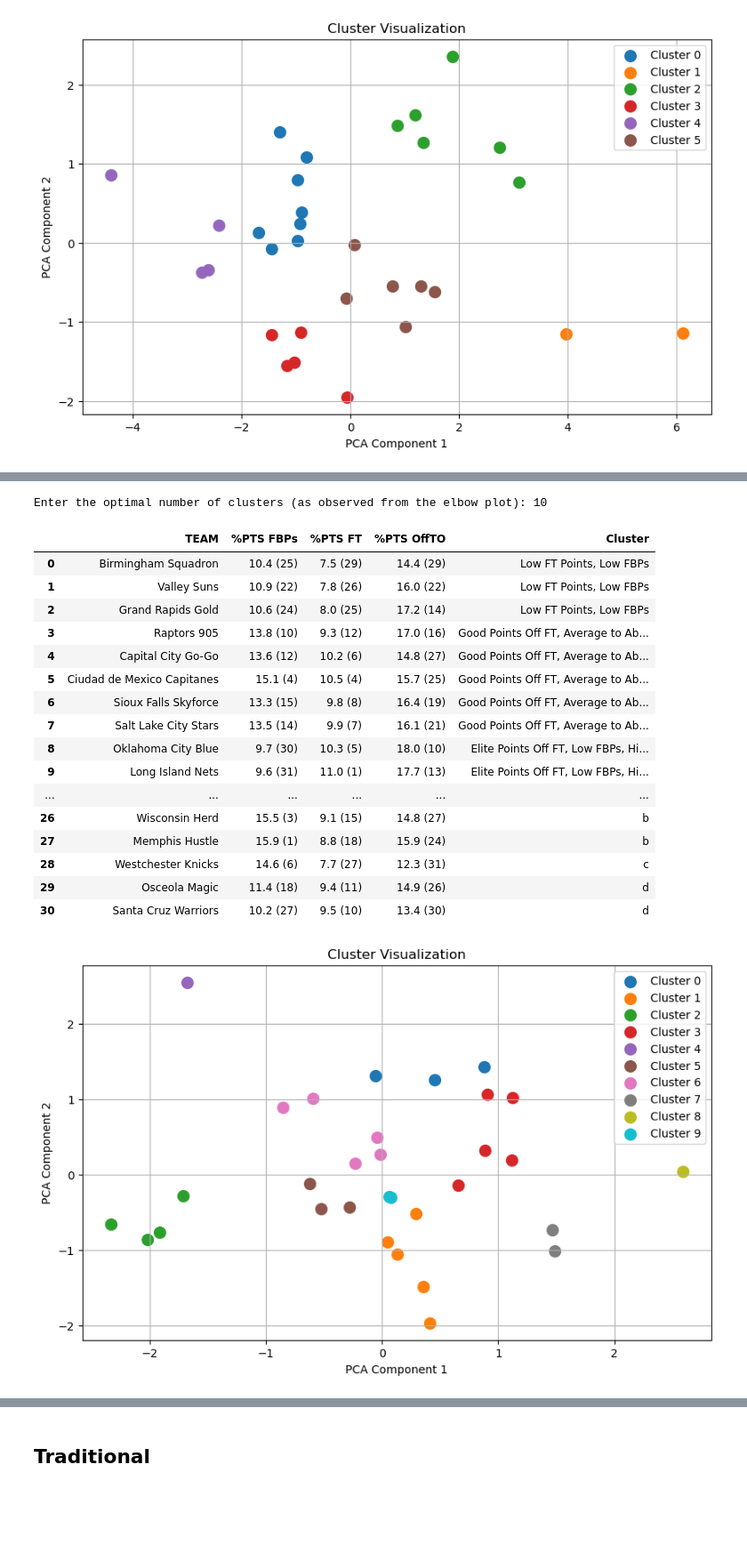
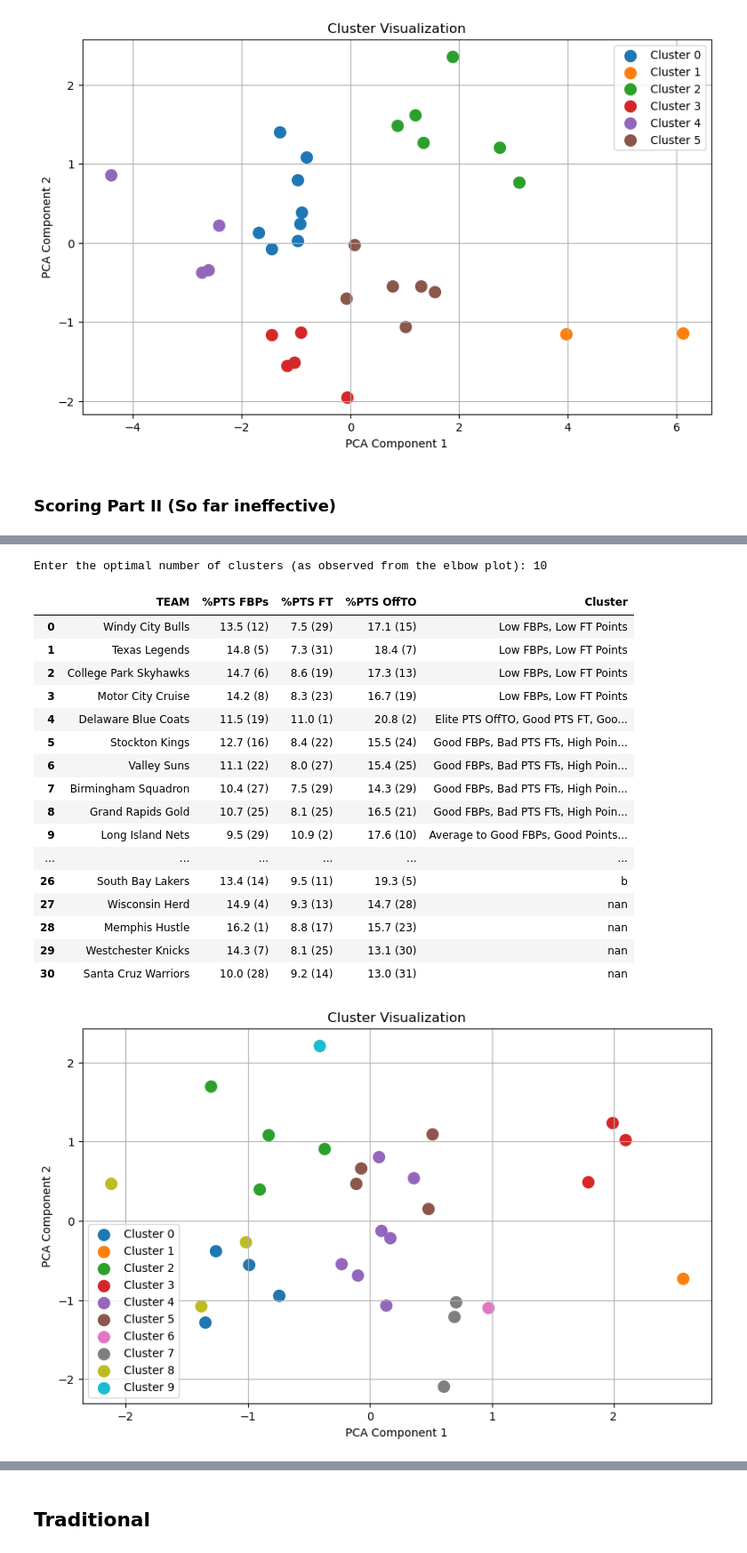
Before and after one commit to FHaddad99/Raptors_905, a Jupyter notebook: Team Clustering.ipynb, the cells around one changed output, grey strips where cells are left out. Shown at 89% size. Drawn from its saved outputs; the diff is of its cells as text; code cells hidden in the pictures; blank space fills up the shorter version.

```diff
--- a/Team Clustering.ipynb
+++ b/Team Clustering.ipynb
@@ -392,6 +406,8 @@ Enter the optimal number of clusters (as observed from the elbow plot): 6
 | 29 | Motor City Cruise | 59.9 (12) | 40.1 (20) | 48.3 (6) | 4.2 (17) | 33.5 (23) | Two Point Focus |
 | 30 | Iowa Wolves | 61.3 (8) | 38.7 (24) | 49.5 (5) | 4.4 (14) | 31.2 (26) | Two Point Focus |
 [figure]
+# %% [markdown]
+### Scoring Part II (So far ineffective)
 # %%
 import os
 import warnings
@@ -416,7 +432,14 @@ warnings.filterwarnings("ignore", message="KMeans is known to have a memory leak
 os.environ["OMP_NUM_THREADS"] = "1"
 
 # Set up Selenium WebDriver
-service = Service(r"C:\Users\PC\OneDrive\Documents\GitHub\chromedriver-win64\chromedriver.exe")  # Update with your path
+service = Service("/Users/fadihaddad/Documents/chromedriver-mac-arm64/chromedriver")  # Update with your path
+
+#Mac file path
+#"/Users/fadihaddad/Documents/chromedriver-mac-arm64/chromedriver"
+
+#PC file path
+#r"C:\Users\PC\OneDrive\Documents\GitHub\chromedriver-win64\chromedriver.exe"
+
 options = Options()
 options.add_argument('--headless')  # Run in headless mode
 options.add_argument('--disable-gpu')
@@ -521,16 +544,14 @@ styled_df = df_with_ranks.style.apply(color_cells, subset=numeric_cols, axis=1).
 
 # Rename clusters at the end
 cluster_names = {
-    0: "Low FT Points, Low FBPs",
-    1: "Good Points Off FT, Average to Above Average FBPs, Average to Below Average Points OffTO",
-    2: "Elite Points Off FT, Low FBPs, High Points OffTO",
-    3: "Good Points Off FT, Average to Good FBPs",
+    0: "Low FBPs, Low FT Points",
+    1: "Elite PTS OffTO, Good PTS FT, Good FBPs",
+    2: "Good FBPs, Bad PTS FTs, High Points OffTO",
+    3: "Average to Good FBPs, Good Points Off FT",
     4: "Elite PTS OffTO, Bad PTS OffTO, and Bad PTS Off FT",
-    5: "Elite PTS OffTO, Good FBPs, Good FT Points",
+    5: "Good FBPs, Good FT Points Elite, PTS OffTO",
     6: "Mediocre",
     7: "b",
-    8: "c",
-    9: "d"
 }
 df_with_ranks['Cluster'] = df_with_ranks['Cluster'].map(cluster_names)
 
@@ -556,20 +577,20 @@ plt.show()
 Enter the optimal number of clusters (as observed from the elbow plot): 10
 |  | TEAM | %PTS FBPs | %PTS FT | %PTS OffTO | Cluster |
-| 0 | Birmingham Squadron | 10.4 (25) | 7.5 (29) | 14.4 (29) | Low FT Points, Low FBPs |
-| 1 | Valley Suns | 10.9 (22) | 7.8 (26) | 16.0 (22) | Low FT Points, Low FBPs |
-| 2 | Grand Rapids Gold | 10.6 (24) | 8.0 (25) | 17.2 (14) | Low FT Points, Low FBPs |
-| 3 | Raptors 905 | 13.8 (10) | 9.3 (12) | 17.0 (16) | Good Points Off FT, Average to Ab... |
-| 4 | Capital City Go-Go | 13.6 (12) | 10.2 (6) | 14.8 (27) | Good Points Off FT, Average to Ab... |
-| 5 | Ciudad de Mexico Capitanes | 15.1 (4) | 10.5 (4) | 15.7 (25) | Good Points Off FT, Average to Ab... |
-| 6 | Sioux Falls Skyforce | 13.3 (15) | 9.8 (8) | 16.4 (19) | Good Points Off FT, Average to Ab... |
-| 7 | Salt Lake City Stars | 13.5 (14) | 9.9 (7) | 16.1 (21) | Good Points Off FT, Average to Ab... |
-| 8 | Oklahoma City Blue | 9.7 (30) | 10.3 (5) | 18.0 (10) | Elite Points Off FT, Low FBPs, Hi... |
-| 9 | Long Island Nets | 9.6 (31) | 11.0 (1) | 17.7 (13) | Elite Points Off FT, Low FBPs, Hi... |
+| 0 | Windy City Bulls | 13.5 (12) | 7.5 (29) | 17.1 (15) | Low FBPs, Low FT Points |
+| 1 | Texas Legends | 14.8 (5) | 7.3 (31) | 18.4 (7) | Low FBPs, Low FT Points |
+| 2 | College Park Skyhawks | 14.7 (6) | 8.6 (19) | 17.3 (13) | Low FBPs, Low FT Points |
+| 3 | Motor City Cruise | 14.2 (8) | 8.3 (23) | 16.7 (19) | Low FBPs, Low FT Points |
+| 4 | Delaware Blue Coats | 11.5 (19) | 11.0 (1) | 20.8 (2) | Elite PTS OffTO, Good PTS FT, Goo... |
+| 5 | Stockton Kings | 12.7 (16) | 8.4 (22) | 15.5 (24) | Good FBPs, Bad PTS FTs, High Poin... |
+| 6 | Valley Suns | 11.1 (22) | 8.0 (27) | 15.4 (25) | Good FBPs, Bad PTS FTs, High Poin... |
+| 7 | Birmingham Squadron | 10.4 (27) | 7.5 (29) | 14.3 (29) | Good FBPs, Bad PTS FTs, High Poin... |
+| 8 | Grand Rapids Gold | 10.7 (25) | 8.1 (25) | 16.5 (21) | Good FBPs, Bad PTS FTs, High Poin... |
+| 9 | Long Island Nets | 9.5 (29) | 10.9 (2) | 17.6 (10) | Average to Good FBPs, Good Points... |
 | ... | ... | ... | ... | ... | ... |
-| 26 | Wisconsin Herd | 15.5 (3) | 9.1 (15) | 14.8 (27) | b |
-| 27 | Memphis Hustle | 15.9 (1) | 8.8 (18) | 15.9 (24) | b |
-| 28 | Westchester Knicks | 14.6 (6) | 7.7 (27) | 12.3 (31) | c |
-| 29 | Osceola Magic | 11.4 (18) | 9.4 (11) | 14.9 (26) | d |
-| 30 | Santa Cruz Warriors | 10.2 (27) | 9.5 (10) | 13.4 (30) | d |
+| 26 | South Bay Lakers | 13.4 (14) | 9.5 (11) | 19.3 (5) | b |
+| 27 | Wisconsin Herd | 14.9 (4) | 9.3 (13) | 14.7 (28) | nan |
+| 28 | Memphis Hustle | 16.2 (1) | 8.8 (17) | 15.7 (23) | nan |
+| 29 | Westchester Knicks | 14.3 (7) | 8.1 (25) | 13.1 (30) | nan |
+| 30 | Santa Cruz Warriors | 10.0 (28) | 9.2 (14) | 13.0 (31) | nan |
-[figure, old version]
+[figure, new version]
 # %% [markdown]
```
Also changed, not shown: parts of 7 cells of this notebook.
